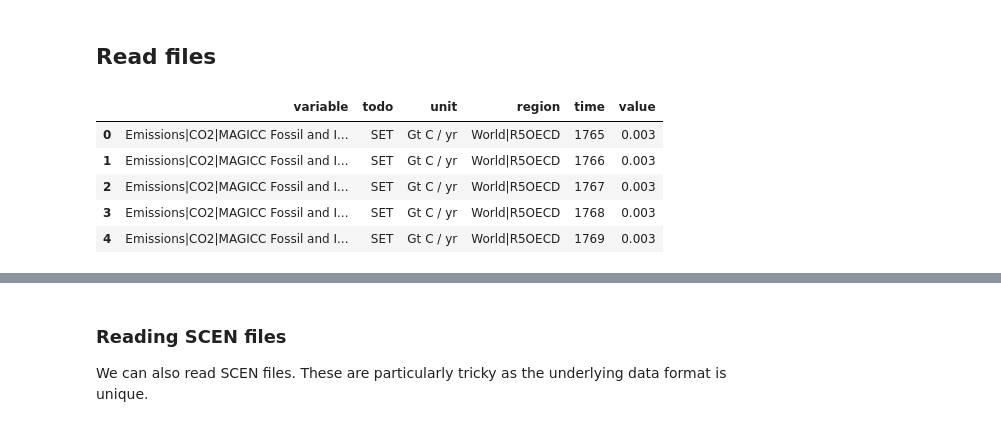
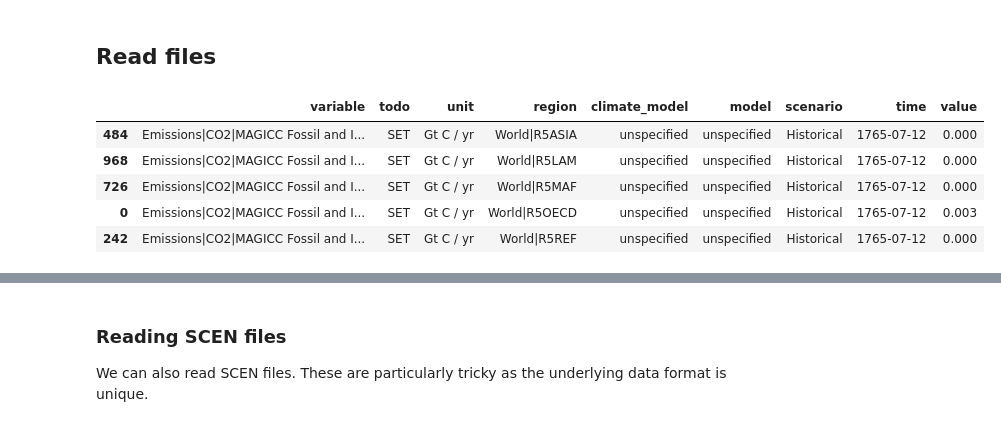
Before and after one commit to openscm/pymagicc, a Jupyter notebook: notebooks/Input-Examples.ipynb, the cells around one changed output, grey strips where cells are left out. Drawn from its saved outputs; the diff is of its cells as text; code cells hidden in the pictures.

```diff
--- a/notebooks/Input-Examples.ipynb
+++ b/notebooks/Input-Examples.ipynb
@@ -30,16 +26,18 @@ TEST_DATA_DIR = join("..", "tests", "test_data")
 # %% [markdown]
 ## Read files
 # %%
-mdata = MAGICCData()
-mdata.read(join(MAGICC6_DIR, "HISTRCP_CO2I_EMIS.IN"))
+mdata = MAGICCData(
+    join(MAGICC6_DIR, "HISTRCP_CO2I_EMIS.IN"),
+    scenario="Historical",
+)
 mdata.head()
 # %% [output]
-|  | variable | todo | unit | region | time | value |
-| 0 | Emissions|CO2|MAGICC Fossil and I... | SET | Gt C / yr | World|R5OECD | 1765 | 0.003 |
-| 1 | Emissions|CO2|MAGICC Fossil and I... | SET | Gt C / yr | World|R5OECD | 1766 | 0.003 |
-| 2 | Emissions|CO2|MAGICC Fossil and I... | SET | Gt C / yr | World|R5OECD | 1767 | 0.003 |
-| 3 | Emissions|CO2|MAGICC Fossil and I... | SET | Gt C / yr | World|R5OECD | 1768 | 0.003 |
-| 4 | Emissions|CO2|MAGICC Fossil and I... | SET | Gt C / yr | World|R5OECD | 1769 | 0.003 |
+|  | variable | todo | unit | region | climate_model | model | scenario | time | value |
+| 484 | Emissions|CO2|MAGICC Fossil and I... | SET | Gt C / yr | World|R5ASIA | unspecified | unspecified | Historical | 1765-07-12 | 0.000 |
+| 968 | Emissions|CO2|MAGICC Fossil and I... | SET | Gt C / yr | World|R5LAM | unspecified | unspecified | Historical | 1765-07-12 | 0.000 |
+| 726 | Emissions|CO2|MAGICC Fossil and I... | SET | Gt C / yr | World|R5MAF | unspecified | unspecified | Historical | 1765-07-12 | 0.000 |
+| 0 | Emissions|CO2|MAGICC Fossil and I... | SET | Gt C / yr | World|R5OECD | unspecified | unspecified | Historical | 1765-07-12 | 0.003 |
+| 242 | Emissions|CO2|MAGICC Fossil and I... | SET | Gt C / yr | World|R5REF | unspecified | unspecified | Historical | 1765-07-12 | 0.000 |
 # %%
 pprint(mdata.metadata)
 # %% [output]
```
Also changed, not shown: parts of 24 cells of this notebook, 1 other file.
